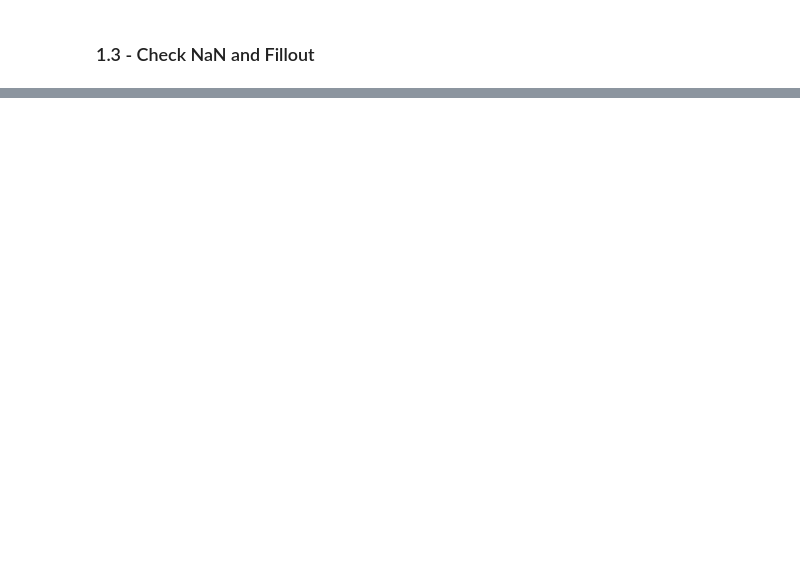
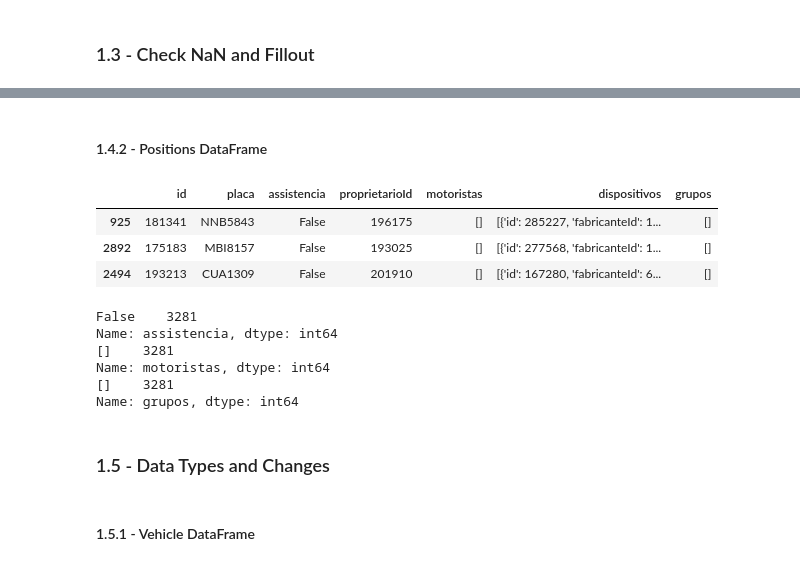
Before and after one commit to diegopmayer/tracker_api, a Jupyter notebook: notebook_tracker.ipynb, the cells around one changed output, grey strips where cells are left out. Saved outputs shown, nothing was run; the diff lists cells and outputs as text; code cells hidden in the pictures; blank space fills up the shorter version.

```diff
--- a/notebook_tracker.ipynb
+++ b/notebook_tracker.ipynb
@@ -126,7 +146,7 @@ response_position = post(url_position, headers=token)
 obj_position = response_position.json()
 # %%
 # Transforming Json to DataFrame
-df_positions = pd.DataFrame(obj_position).copy()
+df_positions = pd.DataFrame(obj_position['object']).copy()
 # %% [markdown]
 <h3>Resumo em Português</h3>
 <p>realizado o request com método post para a api da tracker no post contém as informações de envio; o tipo de dados "json" os dados do usuário(user, senha, id) e retornado um objecto com as informações e enviadas e mais um objeto com as informações do token, sem o token não é possível fazer a requisição, com isso na requisição para veiculos é enviado o token para que deem acesso aos dados, então retornado um objeto array com os dados dos veiculos, porém mais da metade dos campos(colunas) estão vazias(nulas), com isso uma das informações mais importantes que é o posicionamento do veiculo estão nulas, invalidando o projeto, tem outra url de para requisição que é para pegar especificadamente o posicionamento, porém, retornado vazio também, será comunicado ao responsável técnico da tracker para correção ou permissão da mesma.(20/06/2020)</p>
@@ -154,0 +254,11 @@ df_merge.isna().sum()
+# %%
+# list of columns that you will drop from DataFrame because is Null
+drop_list_positions = [
+    'codigorf', 'odometroGps', 'dataAquisicao', 'distanciaKmFrete',
+    'kmManual', 'horimetroManual', 'horimetroAtual', 'kmAtual',
+    'statusVenda', 'dataAtivado', 'dataCadastrado', 'dataCancelado',
+    'fuso', 'deletado', 'status', 'finalizado', 'renavam',
+    'vin', 'anoFabricacao', 'anoModelo', 'dataInstalacao', 'tipoMonitoramento',
+    'marca', 'modelo', 'cor', 'descricao', 'frota', 'tipo', 'usuarioCriacao',
+    'proprietario'
+]
@@ -154,0 +288,31 @@ df_merge.isna().sum()
+# %% [markdown]
+#### 1.4.2 - Positions DataFrame
+# %%
+# Dataframe from positions
+df_positions.drop(drop_list_positions, axis=1).sample(3)       # see the columns and structure of dataframe
+# %% [output]
+|  | id | placa | assistencia | proprietarioId | motoristas | dispositivos | grupos |
+| 925 | 181341 | NNB5843 | False | 196175 | [] | [{'id': 285227, 'fabricanteId': 1... | [] |
+| 2892 | 175183 | MBI8157 | False | 193025 | [] | [{'id': 277568, 'fabricanteId': 1... | [] |
+| 2494 | 193213 | CUA1309 | False | 201910 | [] | [{'id': 167280, 'fabricanteId': 6... | [] |
+# %%
+# Seeing the columns that has a only one value or a empty list
+print(df_positions.drop(drop_list_positions, axis=1)['assistencia'].value_counts())
+print(df_positions.drop(drop_list_positions, axis=1)['motoristas'].value_counts())
+print(df_positions.drop(drop_list_positions, axis=1)['grupos'].value_counts())
+# Columns that don't have importance or values
+    # grupos
+    # motoristas
+    # assistencia - there only one information FALSE
+
+# adding columns above that not is important or empty in a list
+drop_list_positions.extend(['grupos', 'assistencia', 'motoristas'])
+# %% [output]
+False    3281
+Name: assistencia, dtype: int64
+[]    3281
+Name: motoristas, dtype: int64
+[]    3281
+Name: grupos, dtype: int64
+# %% [markdown]
+### 1.5 - Data Types and Changes
@@ -154,0 +322,2 @@ df_merge.isna().sum()
+# %% [markdown]
+#### 1.5.1 - Vehicle DataFrame
```
Also changed, not shown: parts of 59 cells of this notebook.
